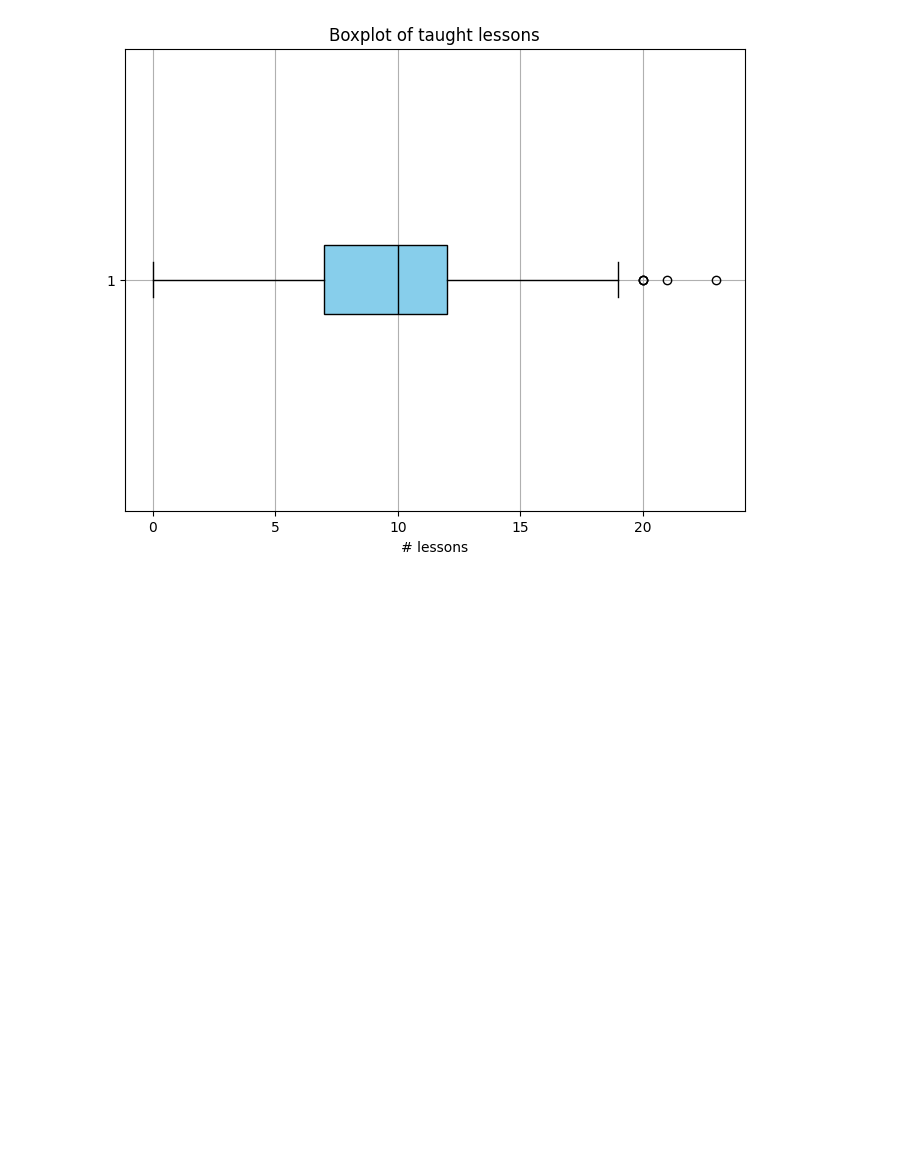
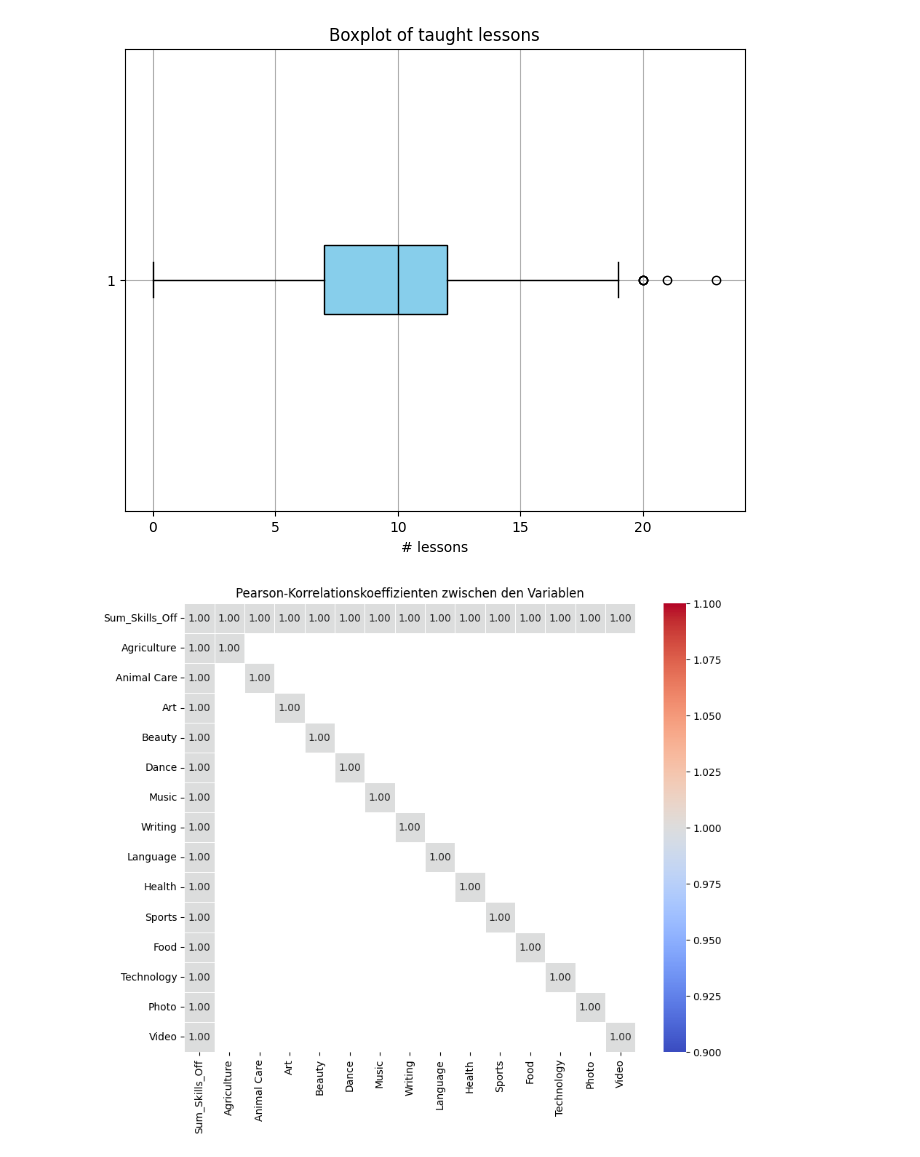
Before and after one commit to TechLabs-Berlin/ws24-skillswap, a Jupyter notebook: DS/01_Notebooks/02_Features_Insights/03_Exploratory_Data_Analysis/Exploratory.data.analysis.ipynb, the cells around one changed output. Drawn from its saved outputs; the diff is of its cells as text; code cells hidden in the pictures; blank space fills up the shorter version.

```diff
--- a/DS/01_Notebooks/02_Features_Insights/03_Exploratory_Data_Analysis/Exploratory.data.analysis.ipynb
+++ b/DS/01_Notebooks/02_Features_Insights/03_Exploratory_Data_Analysis/Exploratory.data.analysis.ipynb
@@ -321,7 +321,7 @@ plt.show()
 # %% [markdown]
 # 5. Examine target variable for ML Model
 # %%
-df_x = pd.read_csv(r'C:\Users\Johannes\Documents\Uni\Master\Tech_Labs\ws24-skillswap\DS\01_Notebooks\02_Features_Insights\01_User_Activity_Status\Skillswap_Data_Activity_Status.csv')
+df_x = pd.read_csv(r'C:\Users\Johannes\Documents\Uni\Master\Tech_Labs\ws24-skillswap\DS\01_Notebooks\03_Feature_Engineering\General_Encodings\Skillswap_Data_Encoded.csv')
 # %%
 skill_domains = [
     "Agriculture",
@@ -341,7 +341,7 @@ skill_domains = [
 ]
 
 
-filtered_columns = [col for col in df1.columns if col in skill_domains or col == "Sum_Skills_Off"]
+filtered_columns = [col for col in df_x.columns if col in skill_domains or col == "Sum_Skills_Off"]
 
 filtered_df = df_x[filtered_columns]
 filtered_df.head()
@@ -378,3 +378,20 @@ plt.grid(True)
 plt.show()
 # %% [output]
 [figure]
+# %%
+import pandas as pd
+import seaborn as sns
+import matplotlib.pyplot as plt
+
+# Annahme: df ist dein DataFrame
+
+# Berechne die Korrelationsmatrix (Pearson-Korrelationskoeffizienten)
+correlation_matrix = filtered_df.corr()
+
+# Plotte die Korrelationsmatrix als Heatmap
+plt.figure(figsize=(10, 8))
+sns.heatmap(correlation_matrix, annot=True, cmap='coolwarm', fmt=".2f", linewidths=.5)
+plt.title('Pearson-Korrelationskoeffizienten zwischen den Variablen')
+plt.show()
+# %% [output]
+[figure, added]
```
Also changed, not shown: parts of 2 cells of this notebook, 1 other file.
